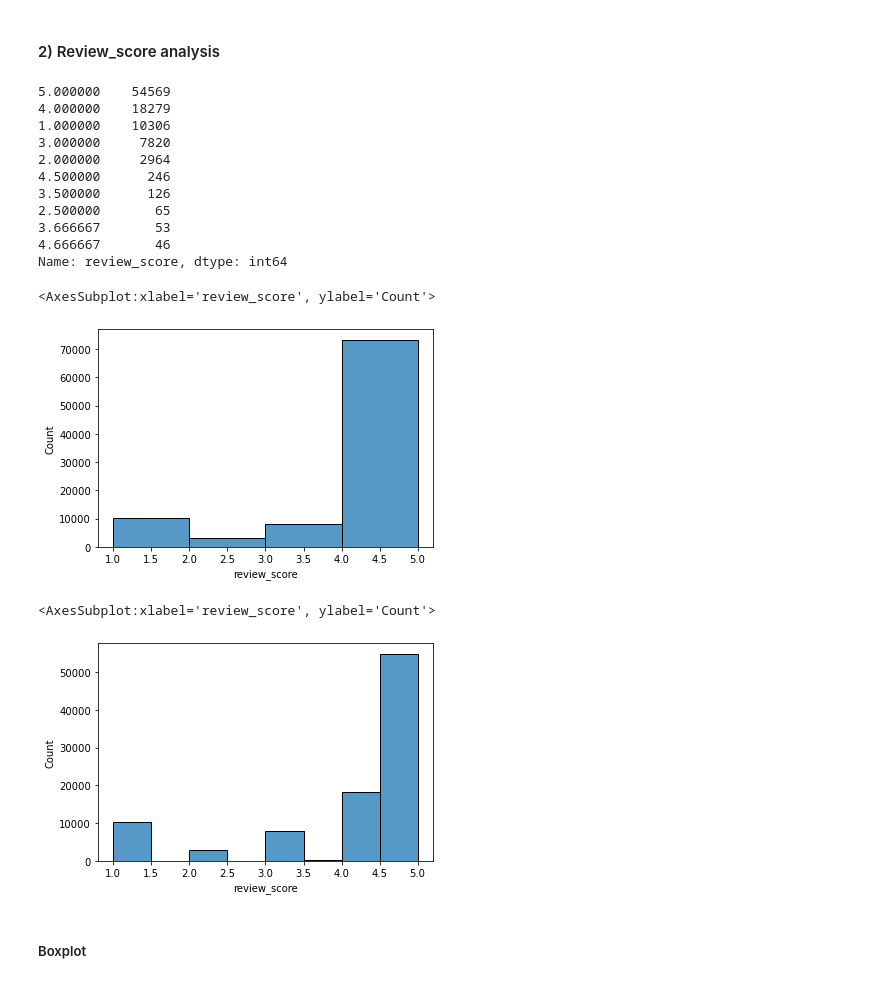
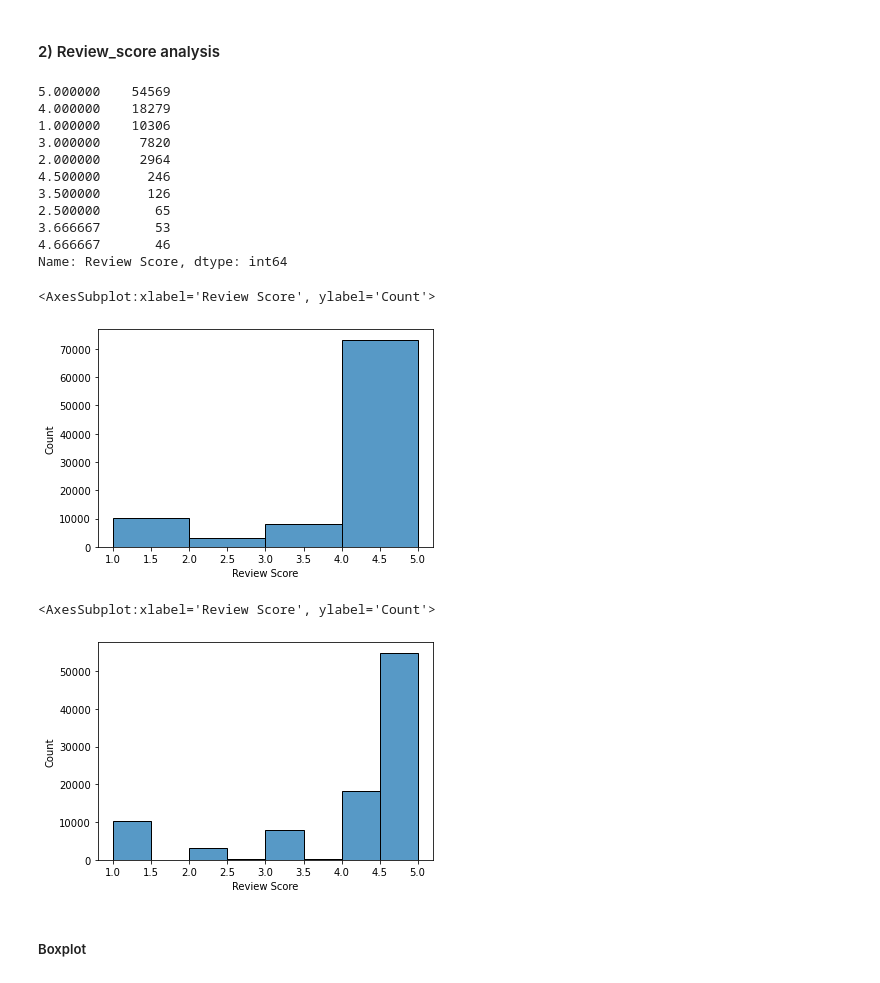
Before and after one commit to oumeima-elgharbi/P5_Data_Science_OpenClassrooms, a Jupyter notebook: P5_01_exploration.ipynb, the cells around one changed output. Saved outputs shown, nothing was run; the diff lists cells and outputs as text; code cells hidden in the pictures.

```diff
--- a/P5_01_exploration.ipynb
+++ b/P5_01_exploration.ipynb
@@ -522,7 +523,7 @@ sns_colors = sns.color_palette()
 # %% [markdown]
 #### 2) Review_score analysis
 # %%
-rfm_review_score["review_score"].value_counts().sort_values(ascending=False).head(10)
+rfm_review_score["Review Score"].value_counts().sort_values(ascending=False).head(10)
 # %% [output]
 5.000000    54569
 4.000000    18279
@@ -534,17 +535,17 @@ rfm_review_score["review_score"].value_counts().sort_values(ascending=False).hea
 2.500000       65
 3.666667       53
 4.666667       46
-Name: review_score, dtype: int64
+Name: Review Score, dtype: int64
 # %%
-sns.histplot(data=rfm_review_score, x="review_score", bins=4)
+sns.histplot(data=rfm_review_score, x="Review Score", bins=4)
 # %% [output]
-<AxesSubplot:xlabel='review_score', ylabel='Count'>
+<AxesSubplot:xlabel='Review Score', ylabel='Count'>
-[figure, old version]
+[figure, new version]
 # %%
-sns.histplot(data=rfm_review_score, x="review_score", bins=8)
+sns.histplot(data=rfm_review_score, x="Review Score", bins=8)
 # %% [output]
-<AxesSubplot:xlabel='review_score', ylabel='Count'>
+<AxesSubplot:xlabel='Review Score', ylabel='Count'>
-[figure, old version]
+[figure, new version]
 # %% [markdown]
 ##### Boxplot
 # %%
```
Also changed, not shown: parts of 3 cells of this notebook, 3 other files.
